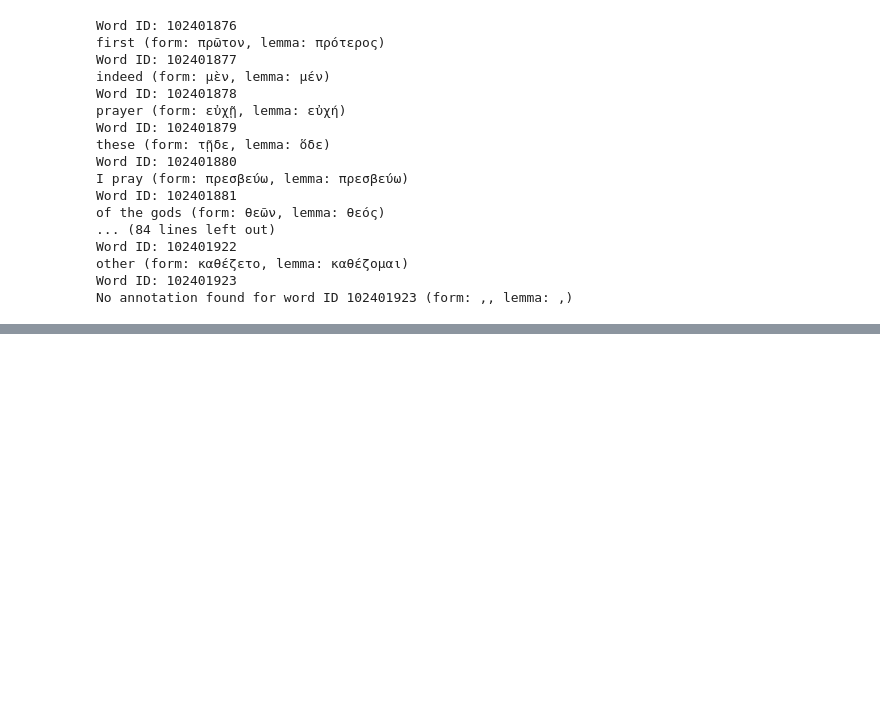
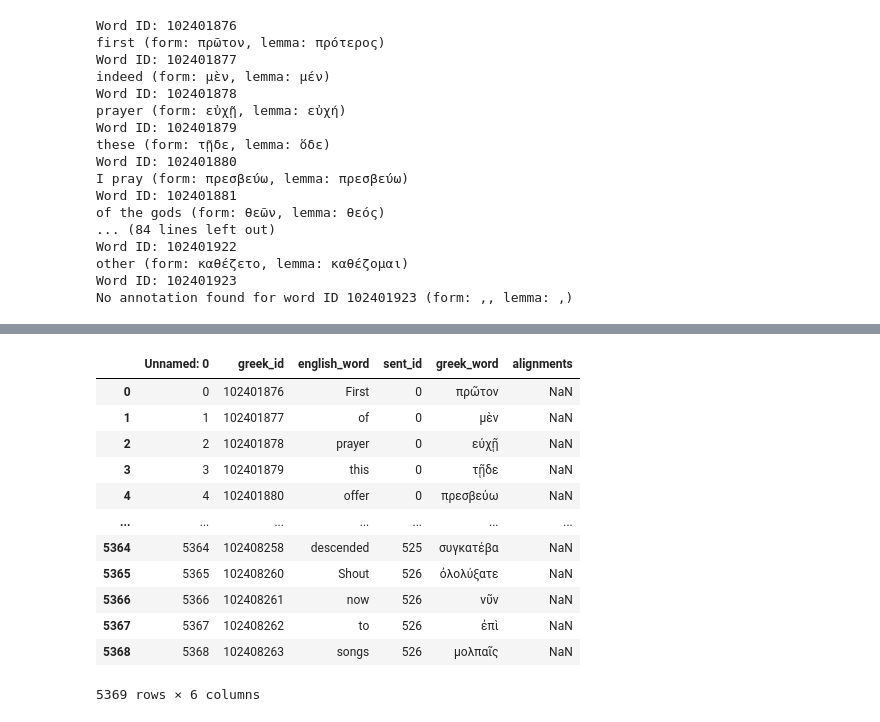
Before and after one commit to pnadelofficial/greek-reading-lists, a Jupyter notebook: testing.ipynb, the cells around one changed output, grey strips where cells are left out. Saved outputs shown, nothing was run; the diff lists cells and outputs as text; code cells hidden in the pictures; blank space fills up the shorter version.

```diff
--- a/testing.ipynb
+++ b/testing.ipynb
@@ -263,0 +354,16 @@ new_annotations.to_csv("data/0085-007/annotation_lookup.csv", index=False)
+# %%
+alignment_lookup
+# %% [output]
+|  | Unnamed: 0 | greek_id | english_word | sent_id | greek_word | alignments |
+| 0 | 0 | 102401876 | First | 0 | πρῶτον | NaN |
+| 1 | 1 | 102401877 | of | 0 | μὲν | NaN |
+| 2 | 2 | 102401878 | prayer | 0 | εὐχῇ | NaN |
+| 3 | 3 | 102401879 | this | 0 | τῇδε | NaN |
+| 4 | 4 | 102401880 | offer | 0 | πρεσβεύω | NaN |
+| ... | ... | ... | ... | ... | ... | ... |
+| 5364 | 5364 | 102408258 | descended | 525 | συγκατέβα | NaN |
+| 5365 | 5365 | 102408260 | Shout | 526 | ὀλολύξατε | NaN |
+| 5366 | 5366 | 102408261 | now | 526 | νῦν | NaN |
+| 5367 | 5367 | 102408262 | to | 526 | ἐπὶ | NaN |
+| 5368 | 5368 | 102408263 | songs | 526 | μολπαῖς | NaN |
+5369 rows × 6 columns
```
Also changed, not shown: parts of 22 cells of this notebook, 56 other files.
